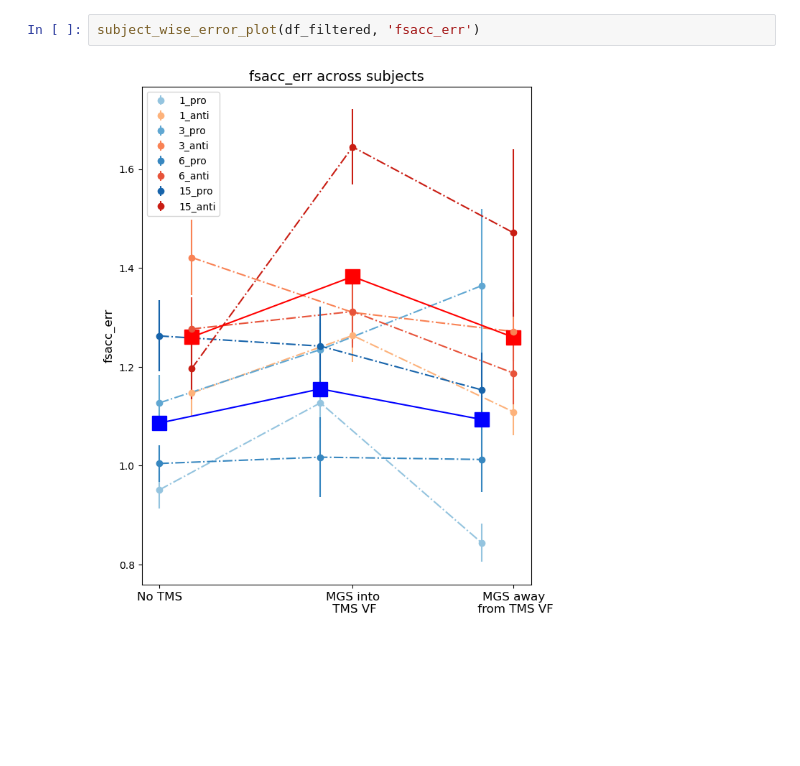
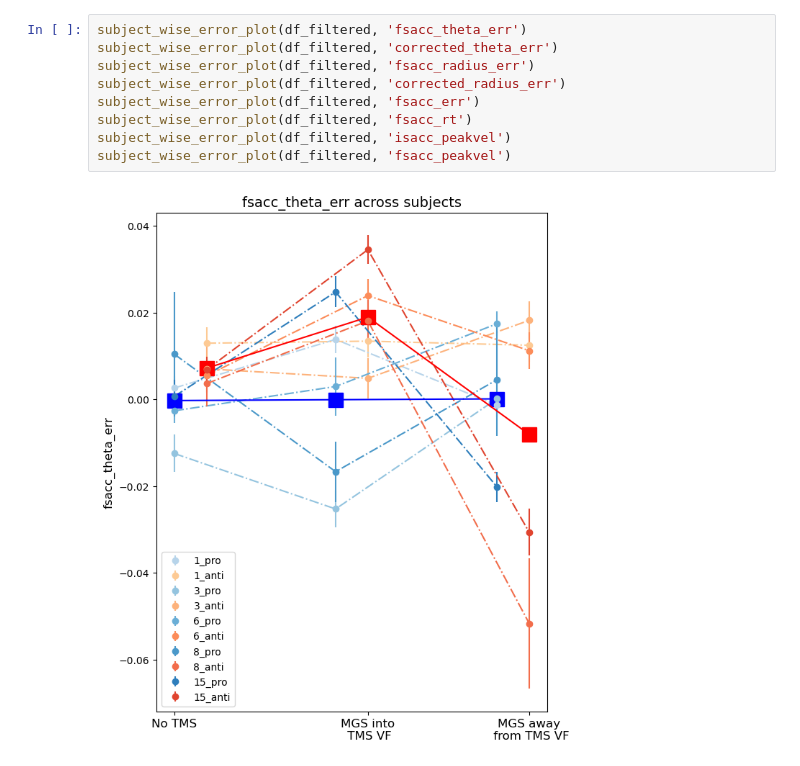
Before and after one commit to mindemory/mgs_stimul, a Jupyter notebook: mgsAnalysis/analysisEye/main.ipynb, the cells around one changed output. Drawn from its saved outputs; the diff is of its cells as text; blank space fills up the shorter version.

```diff
--- a/mgsAnalysis/analysisEye/main.ipynb
+++ b/mgsAnalysis/analysisEye/main.ipynb
@@ -104,4 +112,11 @@ df_filtered.describe(include=object)
-# %%
-subject_wise_error_plot(df_filtered, 'fsacc_err')
-# %% [output]
-[figure, removed]
+# %%
+subject_wise_error_plot(df_filtered, 'fsacc_theta_err')
+subject_wise_error_plot(df_filtered, 'corrected_theta_err')
+subject_wise_error_plot(df_filtered, 'fsacc_radius_err')
+subject_wise_error_plot(df_filtered, 'corrected_radius_err')
+subject_wise_error_plot(df_filtered, 'fsacc_err')
+subject_wise_error_plot(df_filtered, 'fsacc_rt')
+subject_wise_error_plot(df_filtered, 'isacc_peakvel')
+subject_wise_error_plot(df_filtered, 'fsacc_peakvel')
+# %% [output]
+[figure, added]
```
Also changed, not shown: parts of 10 cells of this notebook, 2 other files.
